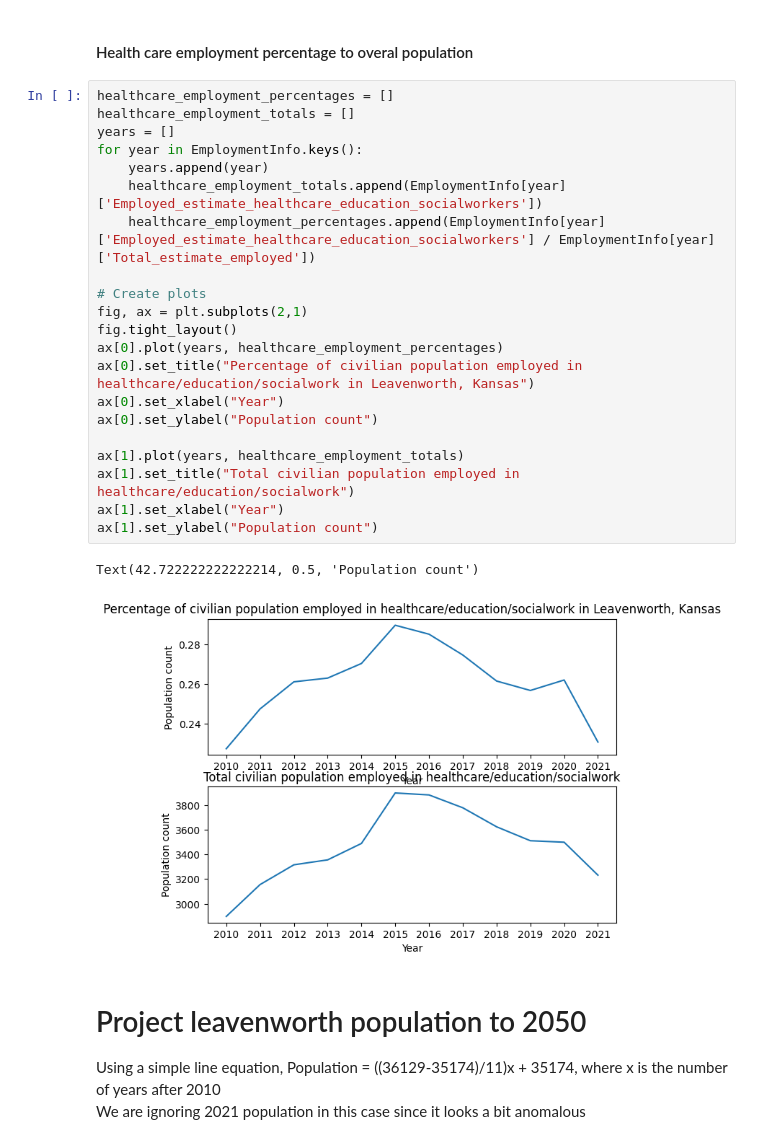
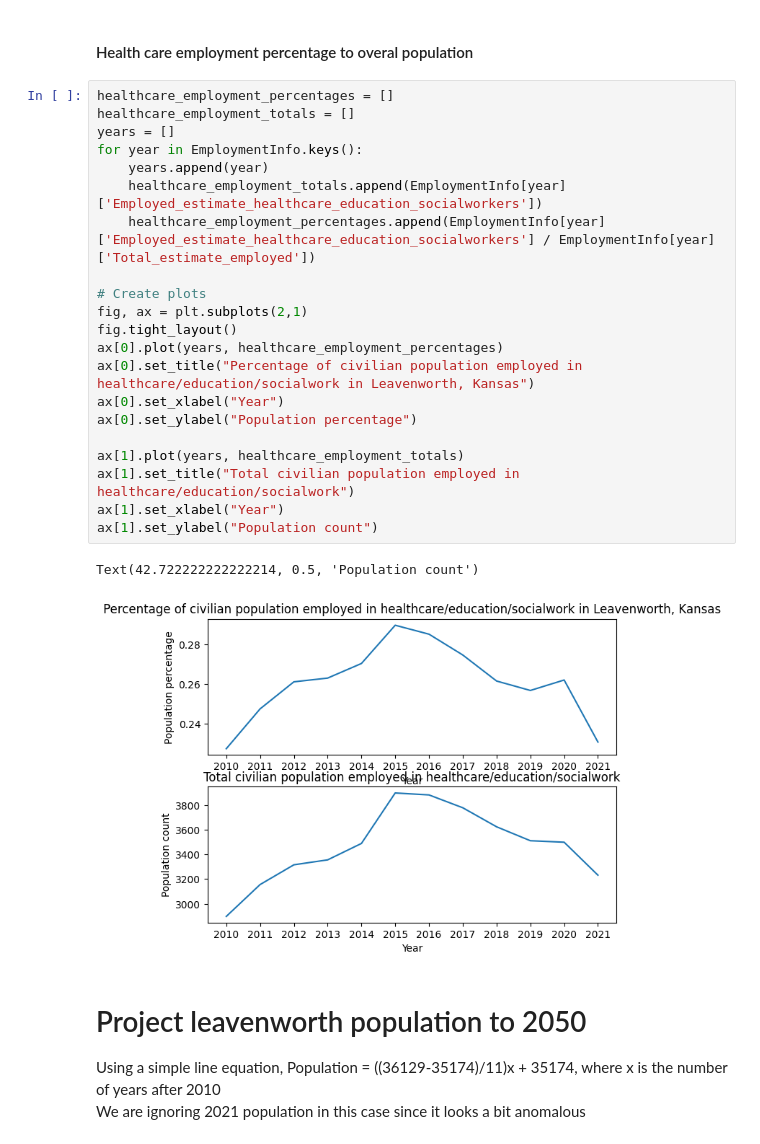
Before and after one commit to ZachBowyer/data-512-common_analysis, a Jupyter notebook: Src/Extended_Analysis.ipynb, the cells around one changed output. Cells and saved outputs as stored; diff of their text form.

```diff
--- a/Src/Extended_Analysis.ipynb
+++ b/Src/Extended_Analysis.ipynb
@@ -172,27 +172,27 @@ Text(0, 0.5, 'Population count')
 # %%
 healthcare_employment_percentages = []
 healthcare_employment_totals = []
 years = []
 for year in EmploymentInfo.keys():
     years.append(year)
     healthcare_employment_totals.append(EmploymentInfo[year]['Employed_estimate_healthcare_education_socialworkers'])
     healthcare_employment_percentages.append(EmploymentInfo[year]['Employed_estimate_healthcare_education_socialworkers'] / EmploymentInfo[year]['Total_estimate_employed'])
 
 # Create plots
 fig, ax = plt.subplots(2,1)
 fig.tight_layout()
 ax[0].plot(years, healthcare_employment_percentages)
 ax[0].set_title("Percentage of civilian population employed in healthcare/education/socialwork in Leavenworth, Kansas")
 ax[0].set_xlabel("Year")
-ax[0].set_ylabel("Population count")
+ax[0].set_ylabel("Population percentage")
 
 ax[1].plot(years, healthcare_employment_totals)
 ax[1].set_title("Total civilian population employed in healthcare/education/socialwork")
 ax[1].set_xlabel("Year")
 ax[1].set_ylabel("Population count")
 # %% [output]
 Text(42.722222222222214, 0.5, 'Population count')
-[figure, old version]
+[figure, new version]
 # %% [markdown]
 # Project leavenworth population to 2050
 Using a simple line equation, Population = ((36129-35174)/11)x + 35174, where x is the number of years after 2010
```
Also changed, not shown: parts of 3 cells of this notebook, 1 other file.
